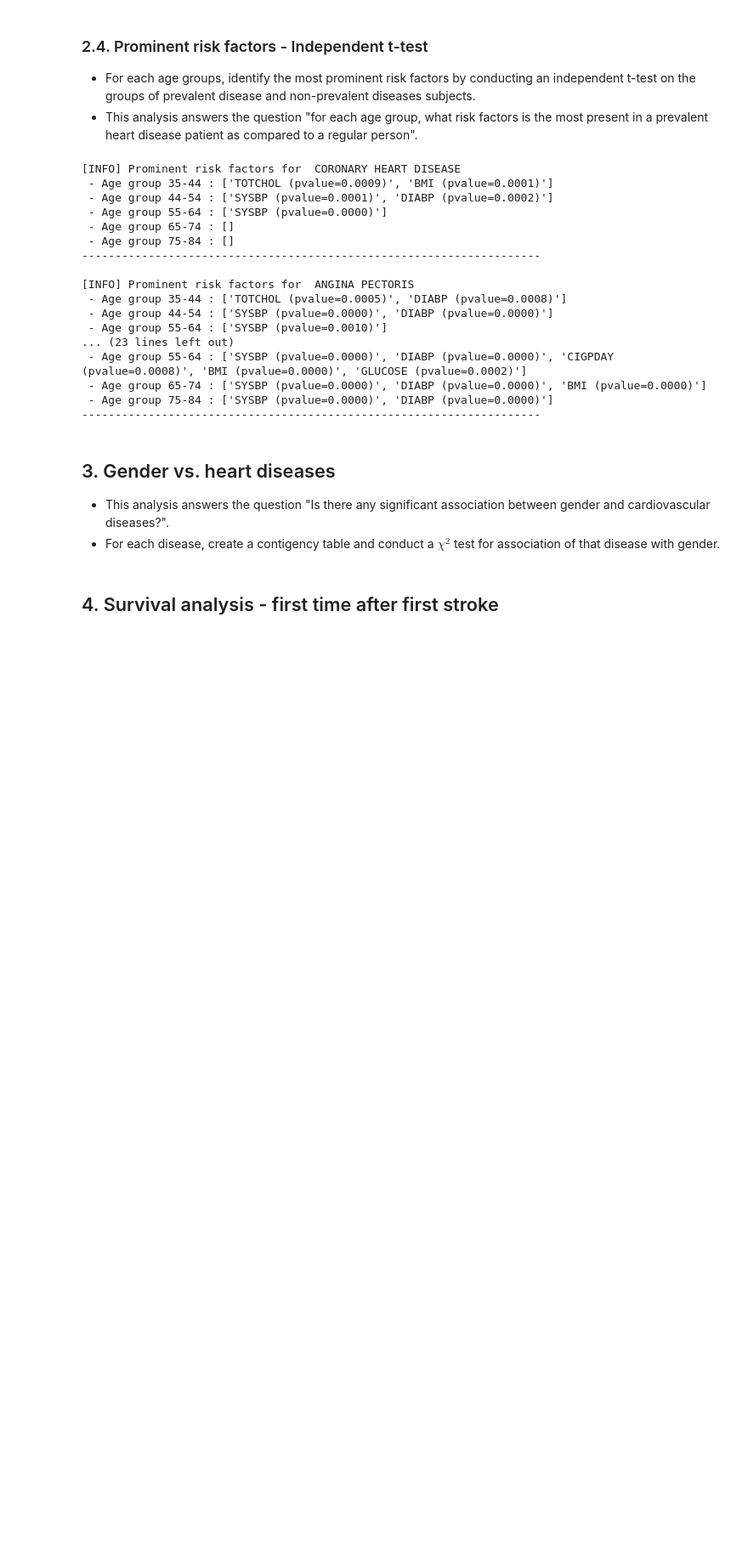
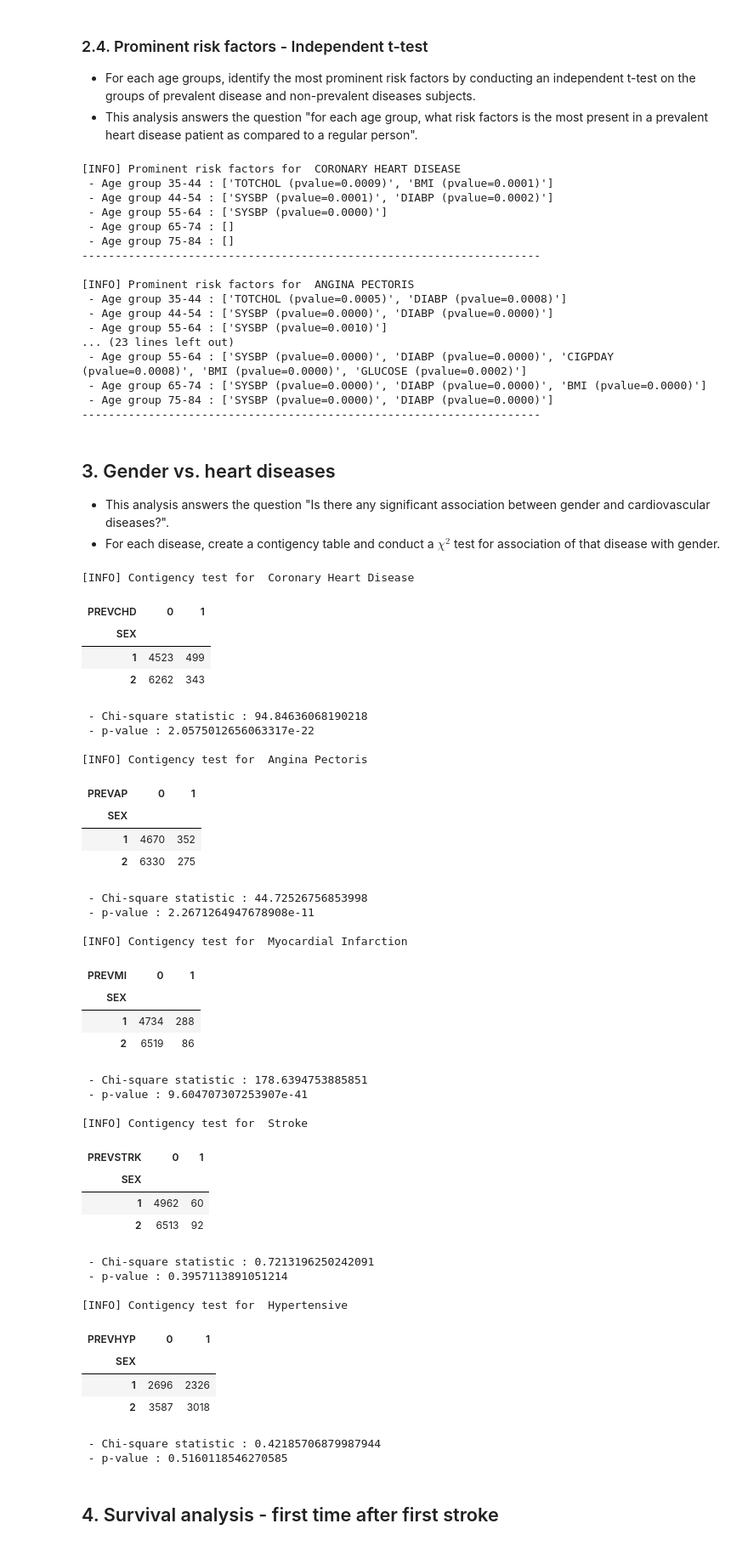
Before and after one commit to hieubkvn123/MH6321-project, a Jupyter notebook: notebooks/MH6321_project_data_analysis.ipynb, the cells around one changed output. Shown at 85% size. Drawn from its saved outputs; the diff is of its cells as text; code cells hidden in the pictures; blank space fills up the shorter version.

```diff
--- a/notebooks/MH6321_project_data_analysis.ipynb
+++ b/notebooks/MH6321_project_data_analysis.ipynb
@@ -292,8 +292,58 @@ for disease in heart_diseases:
 ## 3. Gender vs. heart diseases
 - This analysis answers the question "Is there any significant association between gender and cardiovascular diseases?".
 - For each disease, create a contigency table and conduct a $\chi^2$ test for association of that disease with gender.
-# %%
-for disease in heart_diseases:
-    ...
+# %%
+for disease in heart_diseases:
+    # Construct the contigency table
+    cont_table = pd.crosstab(index=df_full['SEX'], columns=df_full[disease])
+
+    # Conduct the chi-square test
+    res = stats.chi2_contingency(cont_table.values)
+
+    # Report
+    print('\n[INFO] Contigency test for ', disease_dict[disease])
+    display(cont_table)
+    print(f' - Chi-square statistic : {res.statistic}')
+    print(f' - p-value : {res.pvalue}')
+# %% [output]
+[INFO] Contigency test for  Coronary Heart Disease
+| PREVCHD | 0 | 1 |
+| SEX |  |  |
+| 1 | 4523 | 499 |
+| 2 | 6262 | 343 |
+ - Chi-square statistic : 94.84636068190218
+ - p-value : 2.0575012656063317e-22
+
+[INFO] Contigency test for  Angina Pectoris
+| PREVAP | 0 | 1 |
+| SEX |  |  |
+| 1 | 4670 | 352 |
+| 2 | 6330 | 275 |
+ - Chi-square statistic : 44.72526756853998
+ - p-value : 2.2671264947678908e-11
+
+[INFO] Contigency test for  Myocardial Infarction
+| PREVMI | 0 | 1 |
+| SEX |  |  |
+| 1 | 4734 | 288 |
+| 2 | 6519 | 86 |
+ - Chi-square statistic : 178.6394753885851
+ - p-value : 9.604707307253907e-41
+
+[INFO] Contigency test for  Stroke
+| PREVSTRK | 0 | 1 |
+| SEX |  |  |
+| 1 | 4962 | 60 |
+| 2 | 6513 | 92 |
+ - Chi-square statistic : 0.7213196250242091
+ - p-value : 0.3957113891051214
+
+[INFO] Contigency test for  Hypertensive
+| PREVHYP | 0 | 1 |
+| SEX |  |  |
+| 1 | 2696 | 2326 |
+| 2 | 3587 | 3018 |
+ - Chi-square statistic : 0.42185706879987944
+ - p-value : 0.5160118546270585
 # %% [markdown]
 ## 4. Survival analysis - first time after first stroke
```
